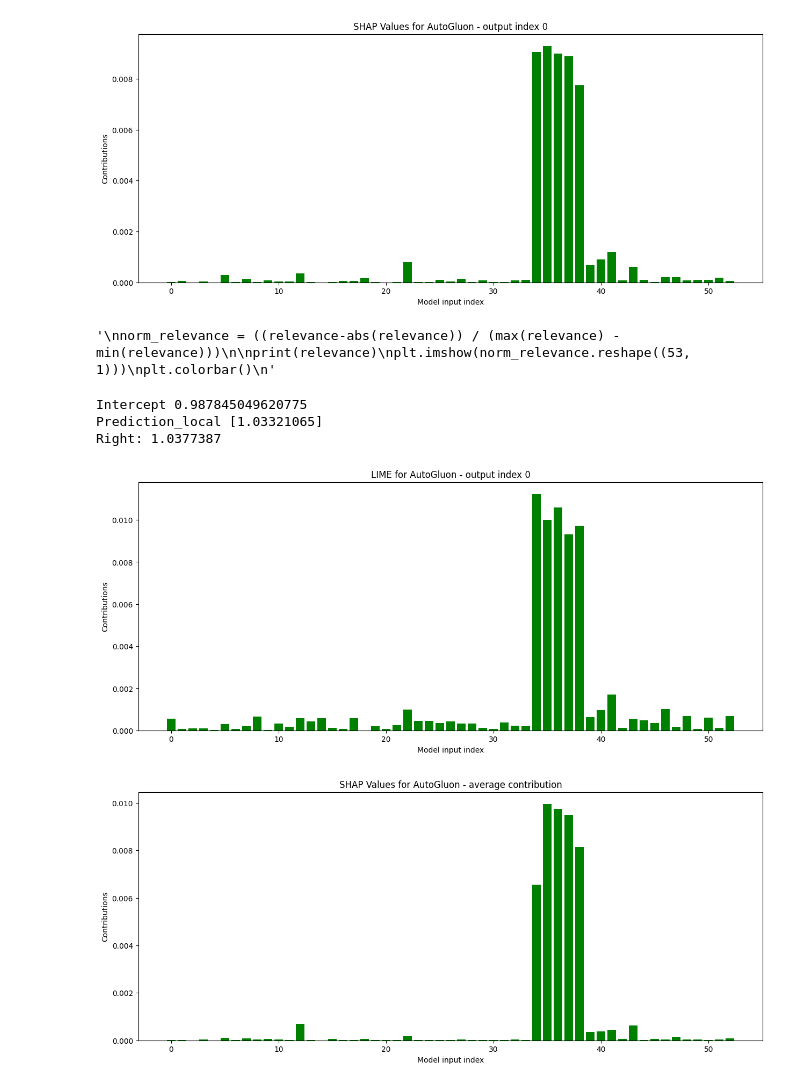
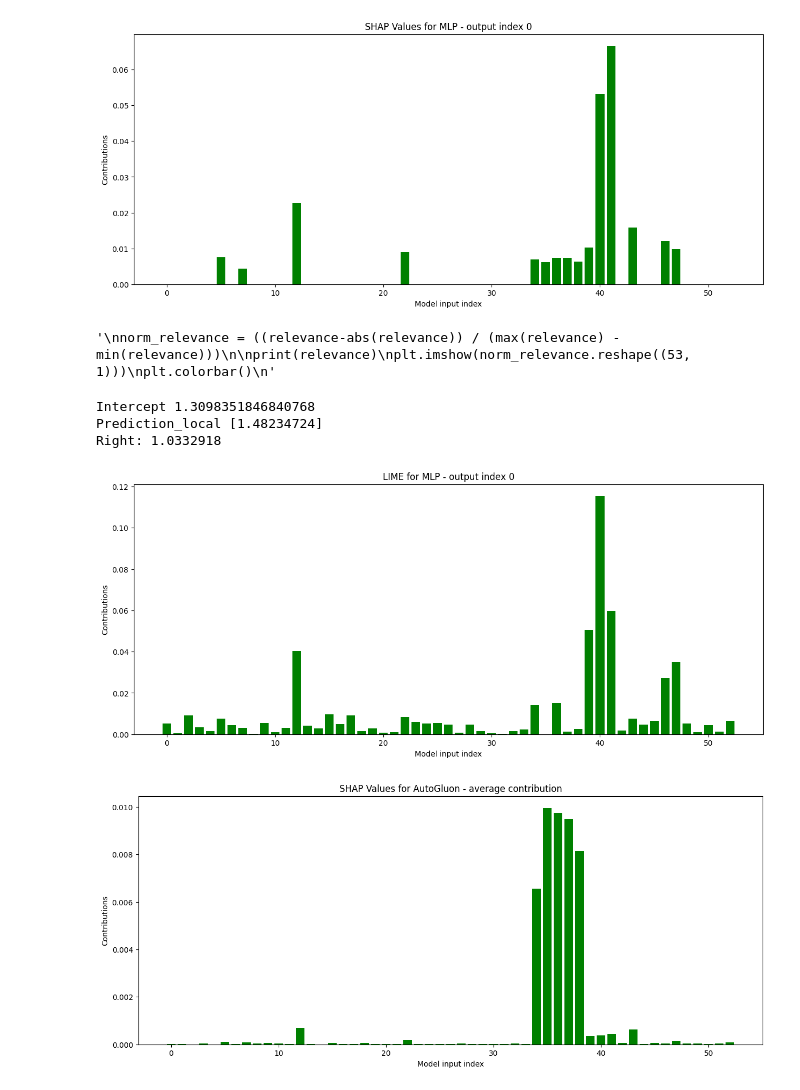
Before and after one commit to CarachinoAlessio/Explainable-AutoML-driven-State-Etimators, a Jupyter notebook: net18/script_net18_MLP.ipynb, the cells around one changed output. Cells and saved outputs as stored; diff of their text form; code cells hidden in the pictures.

```diff
--- a/net18/script_net18_MLP.ipynb
+++ b/net18/script_net18_MLP.ipynb
@@ -54,37 +52,42 @@ import matplotlib.pyplot as plt
 np.random.seed(42)
 node_index = 0
 columns_names = in_columns + out_columns
 
 def wrapped_model(x):
-    x = pd.DataFrame(x, columns=columns_names[:-num_output])
-    preds = predictor.predict(x)
-    return preds
+    test_data = Dataset(x, np.zeros((len(x), 18)))
+    test_dataloader = DataLoader(test_data, batch_size=len(test_data))
 
+    with torch.no_grad():
+        for batch, (X, _) in enumerate(test_dataloader):
+            X, _ = X.to(device), _
+            pred = model(X)
+            pred = pred.cpu().detach().numpy()
+    return pred
 
 to_be_explained = test_x[0]
 random_indices = np.random.choice(test_x.shape[0], size=100, replace=False)
 explainer = shap.KernelExplainer(wrapped_model, train_x[random_indices])
 shap_values = explainer.shap_values(to_be_explained)
 relevance = abs(shap_values[node_index].ravel())
 
 x_positions = np.arange(len(relevance))
 plt.figure(figsize=(15,6))
 plt.bar(x_positions, relevance, color='green')
 plt.xlabel('Model input index')
 plt.ylabel('Contributions')
 plt.title(f'SHAP Values for MLP - output index {node_index}')
 
 plt.show()
 
 '''
 norm_relevance = ((relevance-abs(relevance)) / (max(relevance) - min(relevance)))
 
 print(relevance)
 plt.imshow(norm_relevance.reshape((53, 1)))
 plt.colorbar()
 '''
 # %% [output]
-[figure, old version]
+[figure, new version]
 '\nnorm_relevance = ((relevance-abs(relevance)) / (max(relevance) - min(relevance)))\n\nprint(relevance)\nplt.imshow(norm_relevance.reshape((53, 1)))\nplt.colorbar()\n'
 # %%
 import lime.lime_tabular
@@ -98,9 +101,15 @@ columns_names = in_columns + out_columns
 predictor = model
 
 def wrapped_model(x):
-    x = pd.DataFrame(x, columns=columns_names[:-1])
-    preds = predictor.predict(x).to_numpy()
-    return preds
+    test_data = Dataset(x, np.zeros((len(x), 18)))
+    test_dataloader = DataLoader(test_data, batch_size=len(test_data))
+
+    with torch.no_grad():
+        for batch, (X, _) in enumerate(test_dataloader):
+            X, _ = X.to(device), _
+            pred = model(X)
+            pred = pred.cpu().detach().numpy()
+    return pred
 
 to_be_explained = test_x[0]
 random_indices = np.random.choice(test_x.shape[0], size=100, replace=False)
@@ -120,15 +129,15 @@ plt.figure(figsize=(15,6))
 plt.bar(x_positions, relevance, color='green')
 plt.xlabel('Model input index')
 plt.ylabel('Contributions')
-plt.title(f'LIME for AutoGluon - output index {node_index}')
+plt.title(f'LIME for MLP - output index {node_index}')
 #plt.xticks(x_positions, ['A', 'B', 'C', 'D', 'E'])
 
 plt.show()
 # %% [output]
-Intercept 0.987845049620775
-Prediction_local [1.03321065]
-Right: 1.0377387
+Intercept 1.3098351846840768
+Prediction_local [1.48234724]
+Right: 1.0332918
-[figure, old version]
+[figure, new version]
 # %%
 import shap
 
```
Also changed, not shown: parts of 1 cell of this notebook, 5 other files.
